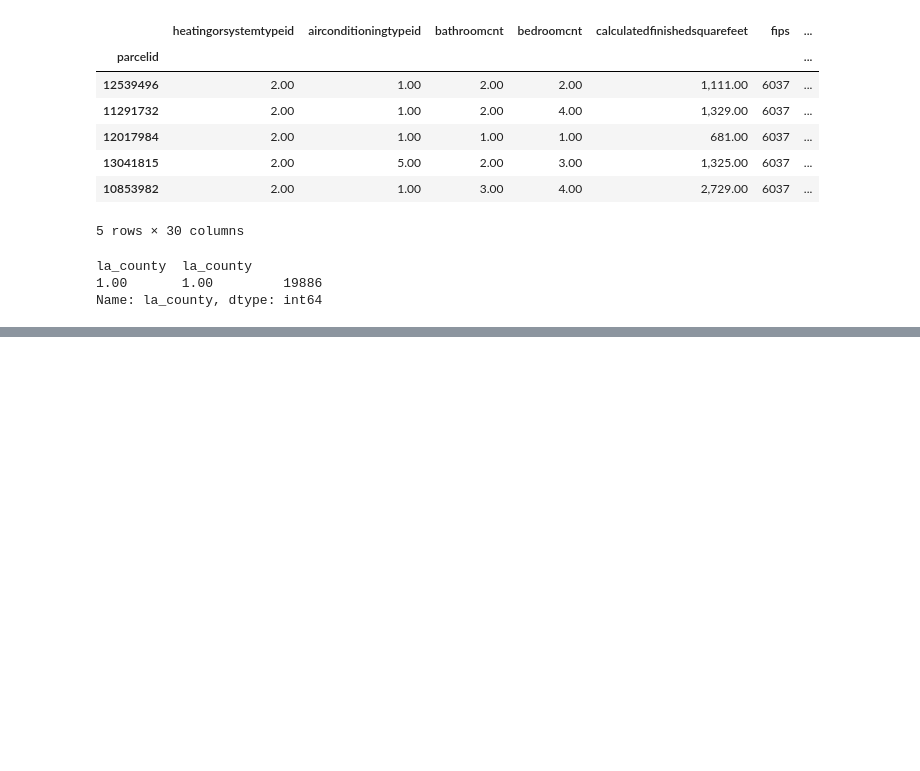
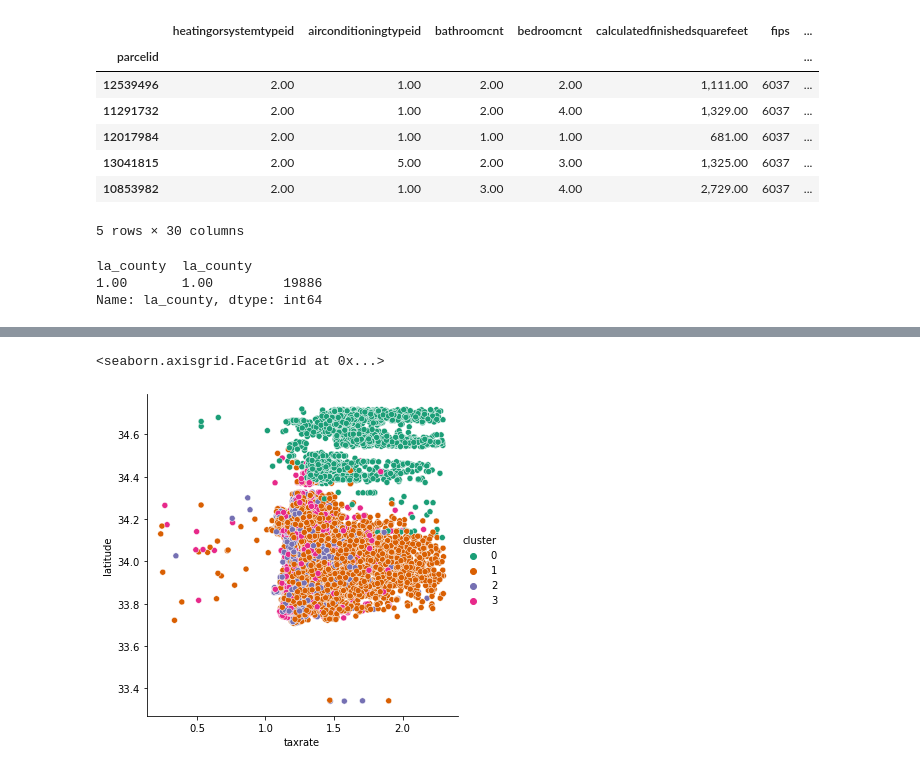
Before and after one commit to davidb-and-john/clustering-project, a Jupyter notebook: final_cluster_model.ipynb, the cells around one changed output, grey strips where cells are left out. Drawn from its saved outputs; the diff is of its cells as text; code cells hidden in the pictures; blank space fills up the shorter version.

```diff
--- a/final_cluster_model.ipynb
+++ b/final_cluster_model.ipynb
@@ -349,0 +368,2 @@ la_train_scaled.shape
+# %%
+X = la_train_scaled[['latitude', 'calculatedfinishedsquarefeet', 'age_of_home', 'taxrate']]
@@ -349,0 +400,15 @@ la_train_scaled.shape
+# %%
+kmeans = KMeans(n_clusters=4)
+## make the model, n_clusters being how many clusters you want in your model
+
+kmeans.fit(X)
+## fit the model to the fields you want to use in your model
+
+kmeans.predict(X)
+## make your predictions
+
+la_train_scaled['cluster'] = kmeans.predict(X)
+## store the predictions as a column on your df
+
+la_train['cluster'] = kmeans.predict(X)
+## store the predictions as a column on your df
@@ -349,0 +436,5 @@ la_train_scaled.shape
+# %%
+sns.relplot(data=la_train, x='taxrate', y='latitude', hue='cluster', palette= 'Dark2')
+# %% [output]
+<seaborn.axisgrid.FacetGrid at 0x...>
+[figure, added]
```
Also changed, not shown: parts of 14 cells of this notebook, 1 other file.
